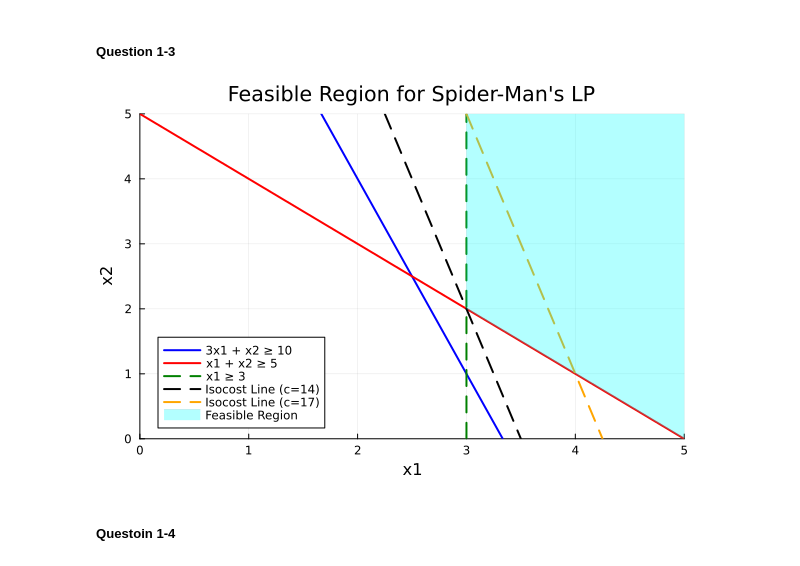
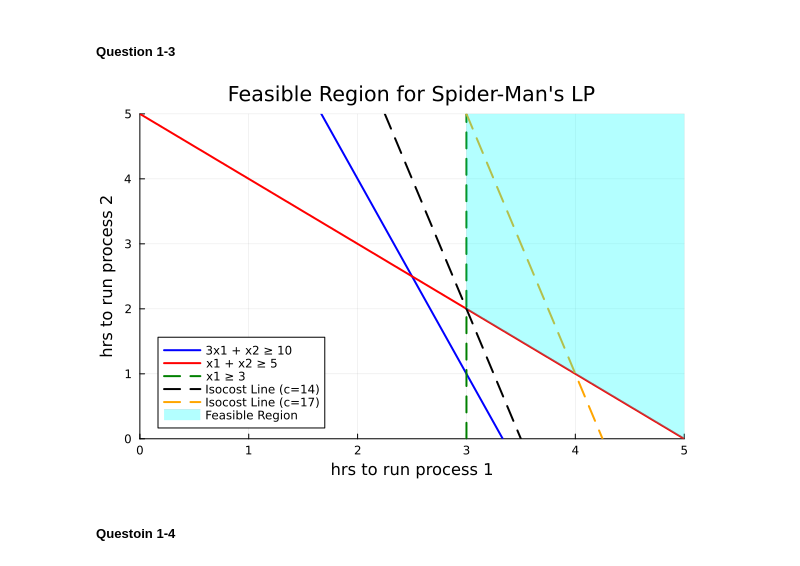
Before and after one commit to Damion-14/ECE524, a Jupyter notebook: hw2/hw2.ipynb, the cells around one changed output. Saved outputs shown, nothing was run; the diff lists cells and outputs as text; code cells hidden in the pictures.

```diff
--- a/hw2/hw2.ipynb
+++ b/hw2/hw2.ipynb
@@ -99,34 +87,34 @@ optimal cost value: 14.0
 # %%
 x1_range = 0:0.1:10
 f1(x1) = 10 - 3*x1
 f2(x1) = 5 - x1
 f3(x1) = 3
 
 plot(x1_range, f1.(x1_range), label="3x1 + x2 ≥ 10", lw=2, color=:blue)
 plot!(x1_range, f2.(x1_range), label="x1 + x2 ≥ 5", lw=2, color=:red)
 plot!([3, 3], [0, 10], label="x1 ≥ 3", lw=2, color=:green, linestyle=:dash)
 
 # isocost lines
 isocost_line(x1) = c - 4*x1
 c = 14
 plot!(x1_range, isocost_line.(x1_range), label="Isocost Line (c=14)", linestyle=:dash, lw=2, color=:black)
 c = 17
 plot!(x1_range, isocost_line.(x1_range), label="Isocost Line (c=17)", linestyle=:dash, lw=2, color=:orange)
 
 # feasiable region
 x_vals = [3, 3, 5, 5, 3]
 y_vals = [2, 5, 5, 0, 2]
 plot!(x_vals, y_vals, fill=(0, :cyan, 0.3), lw=0, label="Feasible Region")
 
-xlabel!("x1")
-ylabel!("x2")
+xlabel!("hrs to run process 1")
+ylabel!("hrs to run process 2")
 
 title!("Feasible Region for Spider-Man's LP")
 
 xlims!(0, 5)
 ylims!(0, 5)
 # %% [output]
-[figure, old version]
+[figure, new version]
 # %% [markdown]
 ##### Questoin 1-4
 # %% [markdown]
```
Also changed, not shown: parts of 26 cells of this notebook.
